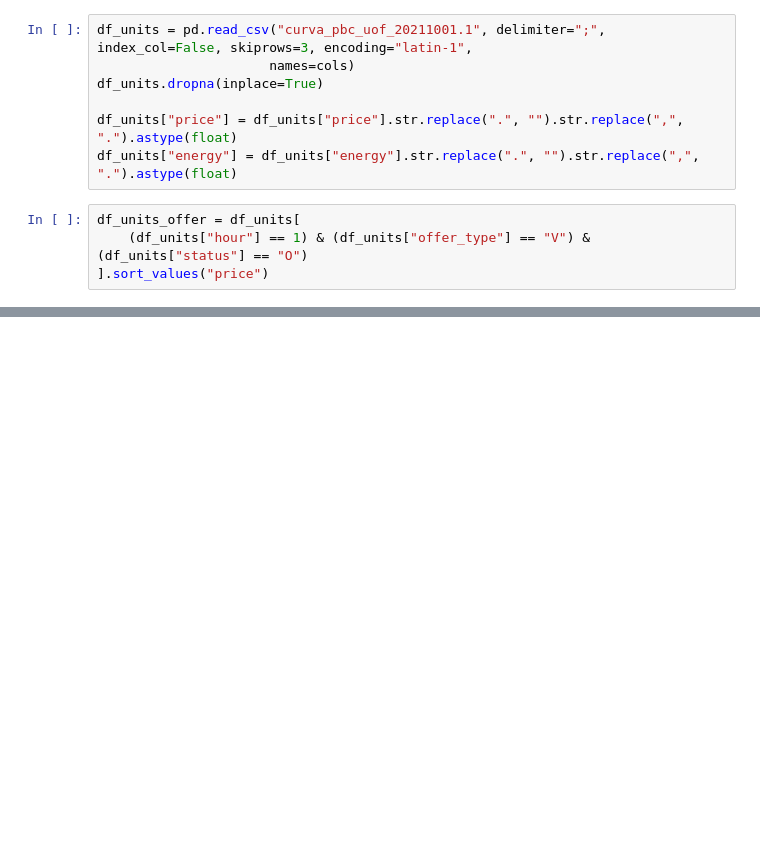
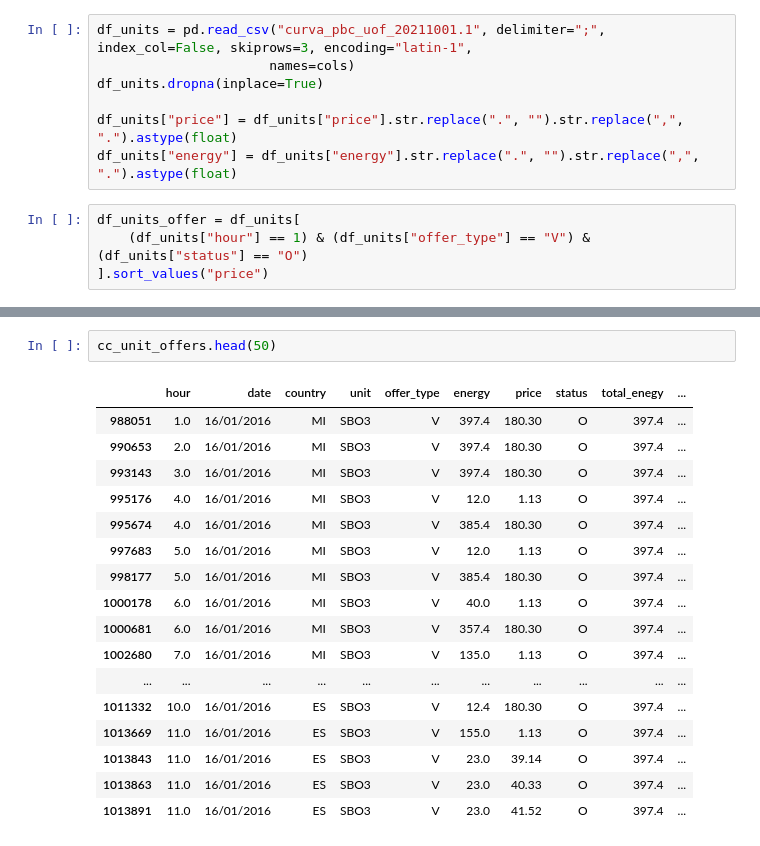
Before and after one commit to NonoMalpi/electricity, a Jupyter notebook: notebooks/AgentCurves.ipynb, the cells around one changed output, grey strips where cells are left out. Drawn from its saved outputs; the diff is of its cells as text; blank space fills up the shorter version.

```diff
--- a/notebooks/AgentCurves.ipynb
+++ b/notebooks/AgentCurves.ipynb
@@ -98,0 +150,20 @@ df_units_offer.head(50)
+# %%
+cc_unit_offers.head(50)
+# %% [output]
+|  | hour | date | country | unit | offer_type | energy | price | status | total_enegy | ... |
+| 988051 | 1.0 | 16/01/2016 | MI | SBO3 | V | 397.4 | 180.30 | O | 397.4 | ... |
+| 990653 | 2.0 | 16/01/2016 | MI | SBO3 | V | 397.4 | 180.30 | O | 397.4 | ... |
+| 993143 | 3.0 | 16/01/2016 | MI | SBO3 | V | 397.4 | 180.30 | O | 397.4 | ... |
+| 995176 | 4.0 | 16/01/2016 | MI | SBO3 | V | 12.0 | 1.13 | O | 397.4 | ... |
+| 995674 | 4.0 | 16/01/2016 | MI | SBO3 | V | 385.4 | 180.30 | O | 397.4 | ... |
+| 997683 | 5.0 | 16/01/2016 | MI | SBO3 | V | 12.0 | 1.13 | O | 397.4 | ... |
+| 998177 | 5.0 | 16/01/2016 | MI | SBO3 | V | 385.4 | 180.30 | O | 397.4 | ... |
+| 1000178 | 6.0 | 16/01/2016 | MI | SBO3 | V | 40.0 | 1.13 | O | 397.4 | ... |
+| 1000681 | 6.0 | 16/01/2016 | MI | SBO3 | V | 357.4 | 180.30 | O | 397.4 | ... |
+| 1002680 | 7.0 | 16/01/2016 | MI | SBO3 | V | 135.0 | 1.13 | O | 397.4 | ... |
+| ... | ... | ... | ... | ... | ... | ... | ... | ... | ... | ... |
+| 1011332 | 10.0 | 16/01/2016 | ES | SBO3 | V | 12.4 | 180.30 | O | 397.4 | ... |
+| 1013669 | 11.0 | 16/01/2016 | ES | SBO3 | V | 155.0 | 1.13 | O | 397.4 | ... |
+| 1013843 | 11.0 | 16/01/2016 | ES | SBO3 | V | 23.0 | 39.14 | O | 397.4 | ... |
+| 1013863 | 11.0 | 16/01/2016 | ES | SBO3 | V | 23.0 | 40.33 | O | 397.4 | ... |
+| 1013891 | 11.0 | 16/01/2016 | ES | SBO3 | V | 23.0 | 41.52 | O | 397.4 | ... |
```
Also changed, not shown: parts of 13 cells of this notebook, 2 other files.
